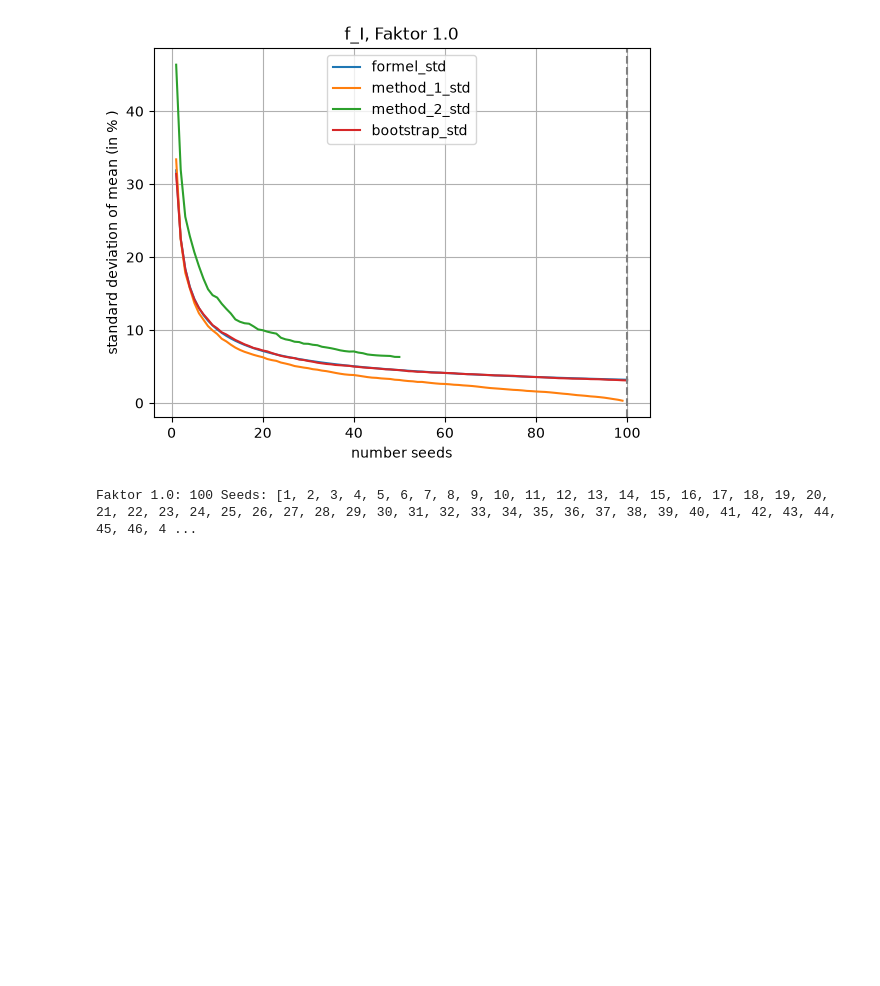
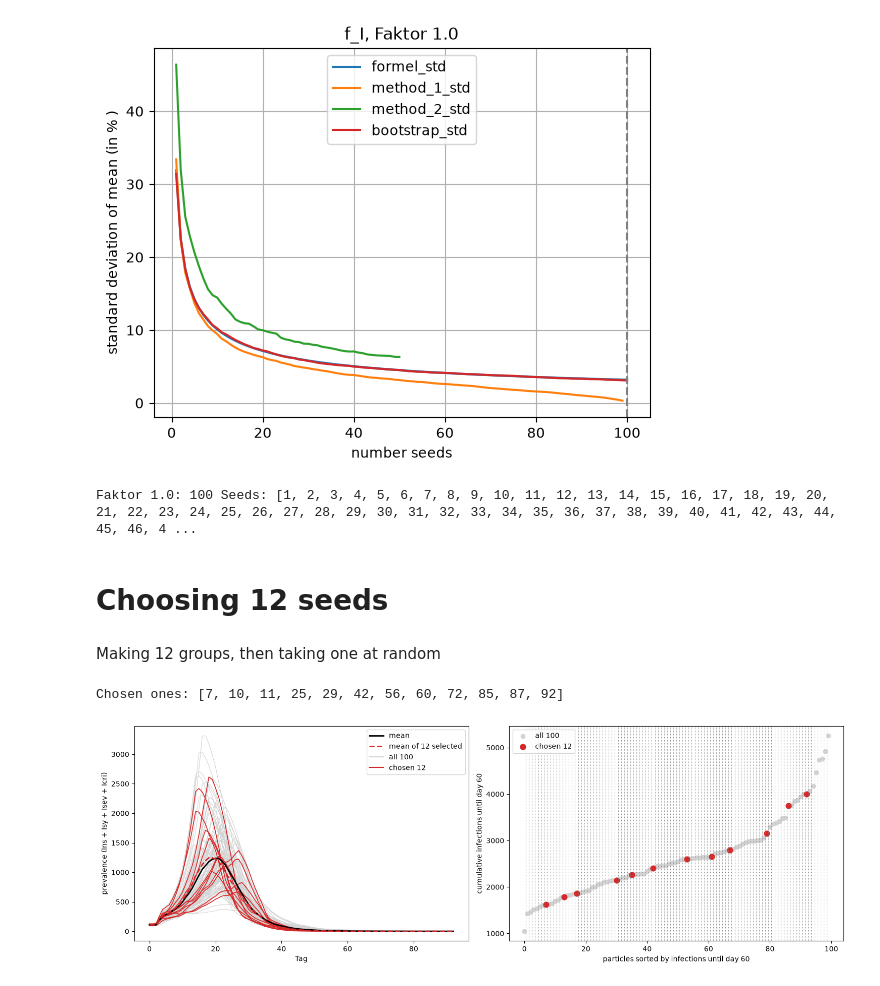
Before and after one commit to an-ne-so-ph-ie/memilio, a Jupyter notebook: pycode/examples/simulation/ABM_demonstrator_munich/choosing_parameters/seeds.ipynb, the cells around one changed output. Saved outputs shown, nothing was run; the diff lists cells and outputs as text; code cells hidden in the pictures; blank space fills up the shorter version.

Commit message:
choose seeds

```diff
--- a/pycode/examples/simulation/ABM_demonstrator_munich/choosing_parameters/seeds.ipynb
+++ b/pycode/examples/simulation/ABM_demonstrator_munich/choosing_parameters/seeds.ipynb
@@ -122,3 +122,55 @@ for kappa_factor, table in particles.items():
     print(f"Faktor {kappa_factor}: {len(selected)} Seeds: {selected}")
 # %% [output]
 Faktor 1.0: 100 Seeds: [1, 2, 3, 4, 5, 6, 7, 8, 9, 10, 11, 12, 13, 14, 15, 16, 17, 18, 19, 20, 21, 22, 23, 24, 25, 26, 27, 28, 29, 30, 31, 32, 33, 34, 35, 36, 37, 38, 39, 40, 41, 42, 43, 44, 45, 46, 4 ...
+# %% [markdown]
+# Choosing 12 seeds
+# %% [markdown]
+Making 12 groups, then taking one at random
+# %%
+selection_seed = 42
+ordered = table.sort_values("cumulative_day_60")
+group = np.arange(len(ordered)) * 12 // len(ordered)
+selected = sorted(ordered.groupby(group).sample(n=1, random_state=selection_seed).index.astype(int).tolist())
+print("Chosen ones:", selected)
+# %% [output]
+Chosen ones: [7, 10, 11, 25, 29, 42, 56, 60, 72, 85, 87, 92]
+# %%
+def daily_prevalence(comps_file):
+    comps = pd.read_csv(comps_file, sep=r"\s+")
+    return comps[["Ins", "Isy", "Isev", "Icri"]].sum(axis=1).groupby(comps["t"] // 24).mean()
+
+curves = pd.DataFrame({particle: daily_prevalence(f"{folder}/{particle}_comps_damping_compact_version.csv")
+                       for particle in range(1, 101)})
+others = [particle for particle in curves.columns if particle not in selected]
+
+figure, axes = plt.subplots(1, 2, figsize=(15, 5))
+
+
+axes[0].plot(curves.index, curves[others], color="lightgrey", linewidth=0.8)
+axes[0].plot(curves.index, curves[selected], color="tab:red", linewidth=1.2)
+axes[0].plot(curves.index, curves.mean(axis=1), color="black", linewidth=2, label="mean")
+axes[0].plot(curves.index, curves[selected].mean(axis=1), color="tab:red", linewidth=2, linestyle="--",
+             label=f"mean of {len(selected)} selected")
+axes[0].plot([], [], color="lightgrey", label="all 100")
+axes[0].plot([], [], color="tab:red", label=f"chosen {len(selected)} ")
+axes[0].set_xlabel("Tag")
+axes[0].set_ylabel("prevalence (Ins + Isy + Isev + Icri)")
+axes[0].legend()
+
+
+ordered = table.sort_values("cumulative_day_60")
+positions = np.arange(len(ordered))
+is_selected = ordered.index.isin(selected)
+axes[1].scatter(positions[~is_selected], ordered["cumulative_day_60"][~is_selected], color="lightgrey", label="all 100")
+axes[1].scatter(positions[is_selected], ordered["cumulative_day_60"][is_selected], color="tab:red", s=60,
+                label=f"chosen {len(selected)}")
+for boundary in np.flatnonzero(np.diff(np.arange(len(ordered)) * number_of_seeds // len(ordered))) + 0.5:
+    axes[1].axvline(boundary, color="grey", linestyle=":", linewidth=0.8)
+axes[1].set_xlabel("particles sorted by infections until day 60")
+axes[1].set_ylabel("cumulative infections until day 60")
+axes[1].legend()
+
+plt.tight_layout()
+plt.show()
+# %% [output]
+[figure, added]
```
